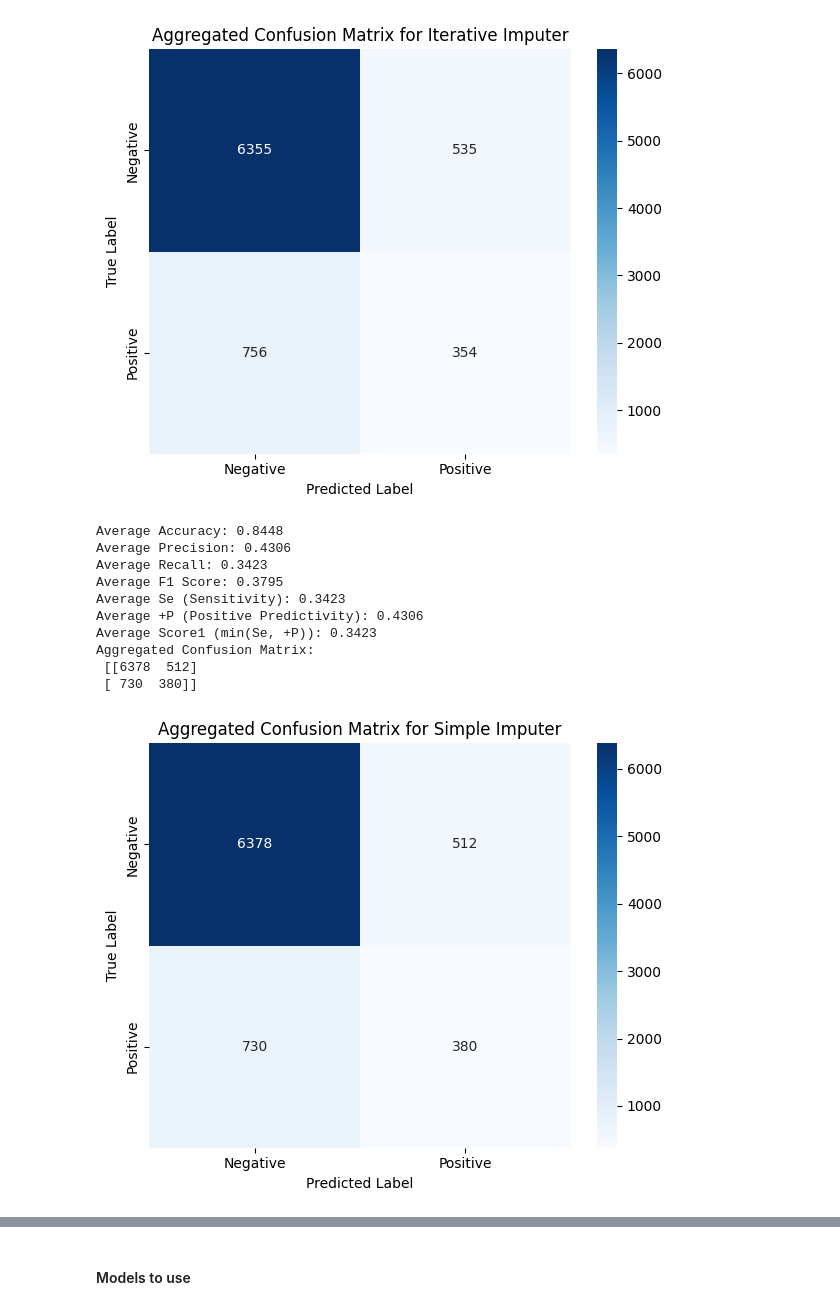
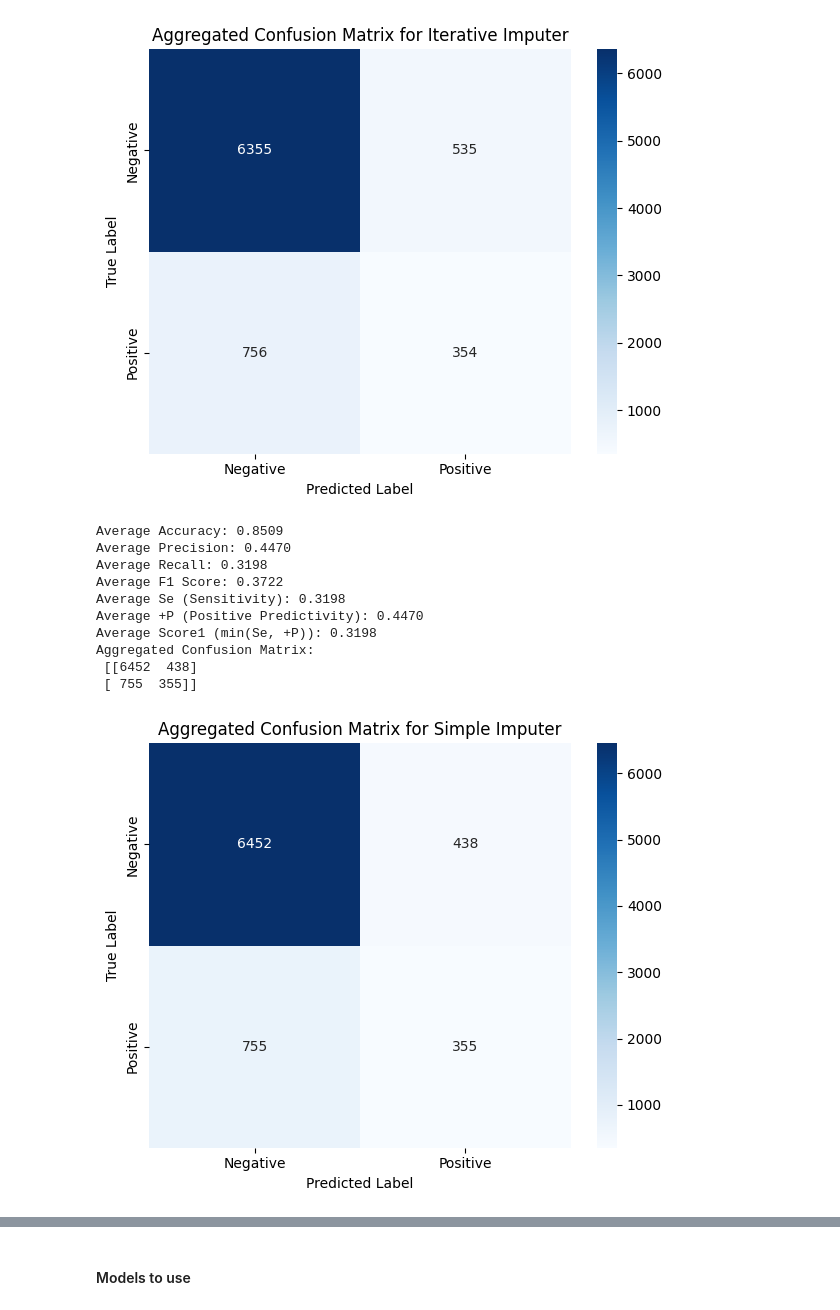
Before and after one commit to alyelaswad/ICU-Risk-Predictor, a Jupyter notebook: src/testing.ipynb, the cells around one changed output, grey strips where cells are left out. Cells and saved outputs as stored; diff of their text form; code cells hidden in the pictures.

```diff
--- a/src/testing.ipynb
+++ b/src/testing.ipynb
@@ -186,7 +186,7 @@ for i in range(10):
         df.drop(columns=['RecordID']), Mortality_labels, test_size=0.2,
         stratify=Mortality_labels, random_state=42 + i
     )
-    simpleimputer = SimpleImputer(strategy='most_frequent')
+    simpleimputer = SimpleImputer(strategy='median')
     X_train_smp = simpleimputer.fit_transform(X_train)
     X_test_smp = simpleimputer.transform(X_test)
     X_resampled, y_resampled = adasyn.fit_resample(X_train_smp, y_train)
@@ -211,40 +211,40 @@ for i in range(10):
     Ppos_list.append(Ppos)
     Score1_list.append(Score1)
 
 print("Average Accuracy: {:.4f}".format(np.mean(accs)))
 print("Average Precision: {:.4f}".format(np.mean(precs)))
 print("Average Recall: {:.4f}".format(np.mean(recalls)))
 print("Average F1 Score: {:.4f}".format(np.mean(f1s)))
 
 print("Average Se (Sensitivity): {:.4f}".format(np.mean(Se_list)))
 print("Average +P (Positive Predictivity): {:.4f}".format(np.mean(Ppos_list)))
 print("Average Score1 (min(Se, +P)): {:.4f}".format(np.mean(Score1_list)))
 
 print("Aggregated Confusion Matrix:\n", conf_matrix_sum)
 
 
 import matplotlib.pyplot as plt
 import seaborn as sns
 
 labels = ['Negative', 'Positive']
 
 plt.figure(figsize=(6, 5))
 sns.heatmap(conf_matrix_sum, annot=True, fmt='d', cmap='Blues',
             xticklabels=labels, yticklabels=labels)
 plt.title('Aggregated Confusion Matrix for Simple Imputer')
 plt.xlabel('Predicted Label')
 plt.ylabel('True Label')
 plt.tight_layout()
 plt.show()
 # %% [output]
-Average Accuracy: 0.8448
-Average Precision: 0.4306
-Average Recall: 0.3423
-Average F1 Score: 0.3795
-Average Se (Sensitivity): 0.3423
-Average +P (Positive Predictivity): 0.4306
-Average Score1 (min(Se, +P)): 0.3423
+Average Accuracy: 0.8509
+Average Precision: 0.4470
+Average Recall: 0.3198
+Average F1 Score: 0.3722
+Average Se (Sensitivity): 0.3198
+Average +P (Positive Predictivity): 0.4470
+Average Score1 (min(Se, +P)): 0.3198
 Aggregated Confusion Matrix:
- [[6378  512]
- [ 730  380]]
+ [[6452  438]
+ [ 755  355]]
-[figure, old version]
+[figure, new version]
```
Also changed, not shown: parts of 16 cells of this notebook.
